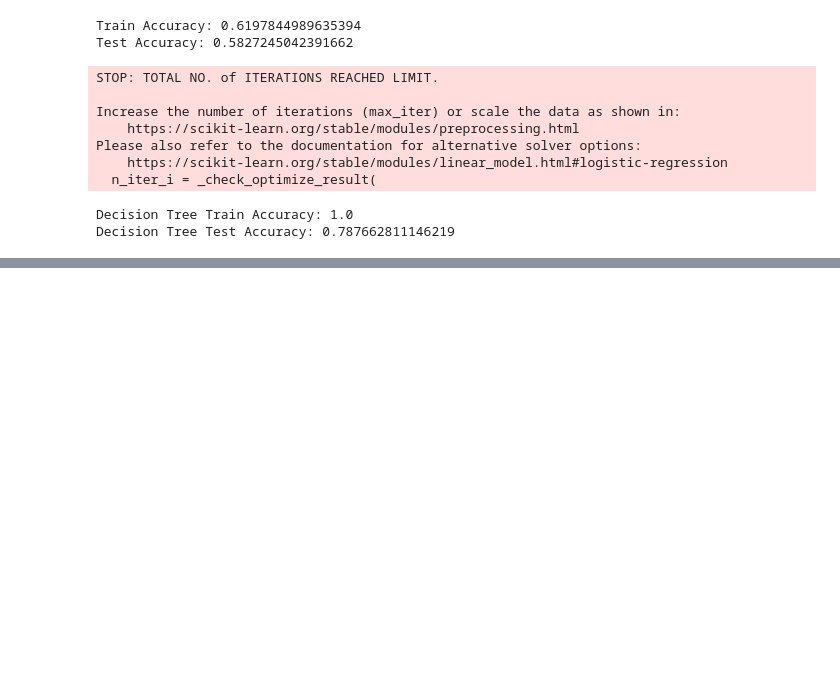
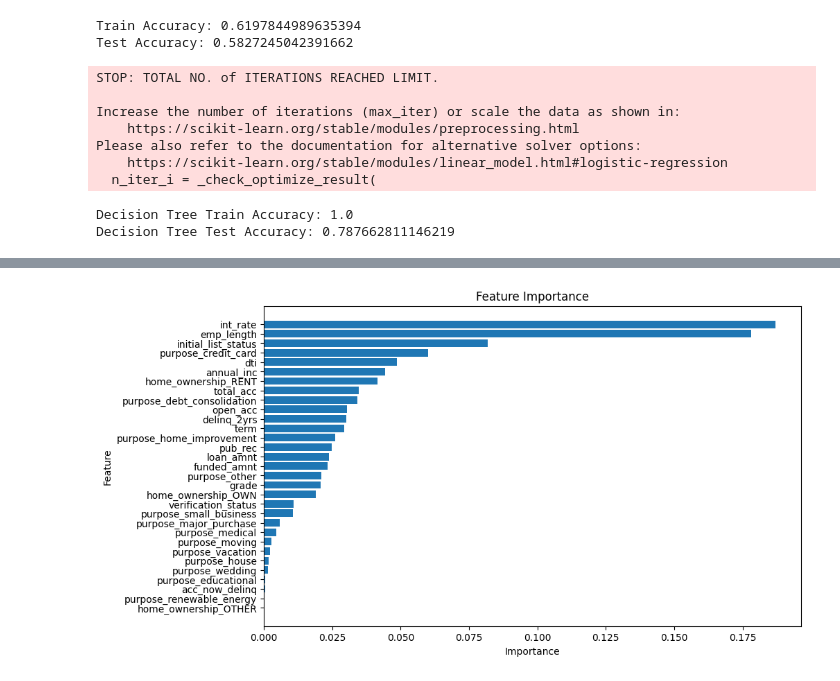
Before and after one commit to alyanfze07/Credit-Risk-Project, a Jupyter notebook: cr copy.ipynb, the cells around one changed output, grey strips where cells are left out. Saved outputs shown, nothing was run; the diff lists cells and outputs as text; code cells hidden in the pictures; blank space fills up the shorter version.

```diff
--- a/cr copy.ipynb
+++ b/cr copy.ipynb
@@ -600,3 +599,17 @@ print("Decision Tree Test Accuracy:", test_accuracy_dt)
 # %% [output]
 Decision Tree Train Accuracy: 1.0
 Decision Tree Test Accuracy: 0.787662811146219
+# %%
+# feature importances
+
+feature_importances_dt = dt_classifier.feature_importances_
+feature_names = X_train.columns
+
+
+feature_importance_dict = dict(zip(feature_names, feature_importances_dt))
+
+sorted_feature_importance = sorted(feature_importance_dict.items(), key=lambda x: x[1], reverse=True)
+
+print("Feature Importances:")
+for feature, importance in sorted_feature_importance:
+    print(f"{feature}: {importance}")
@@ -602,0 +634,14 @@ Decision Tree Test Accuracy: 0.787662811146219
+# %%
+rev_sorted_feature_importance = sorted_feature_importance[::-1]
+features = [feature[0] for feature in rev_sorted_feature_importance]
+importances = [feature[1] for feature in rev_sorted_feature_importance]
+
+# Plot
+plt.figure(figsize=(10, 6))
+plt.barh(features, importances)
+plt.xlabel('Importance')
+plt.ylabel('Feature')
+plt.title('Feature Importance')
+plt.show()
+# %% [output]
+[figure, added]
```
Also changed, not shown: parts of 5 cells of this notebook, 1 other file.
